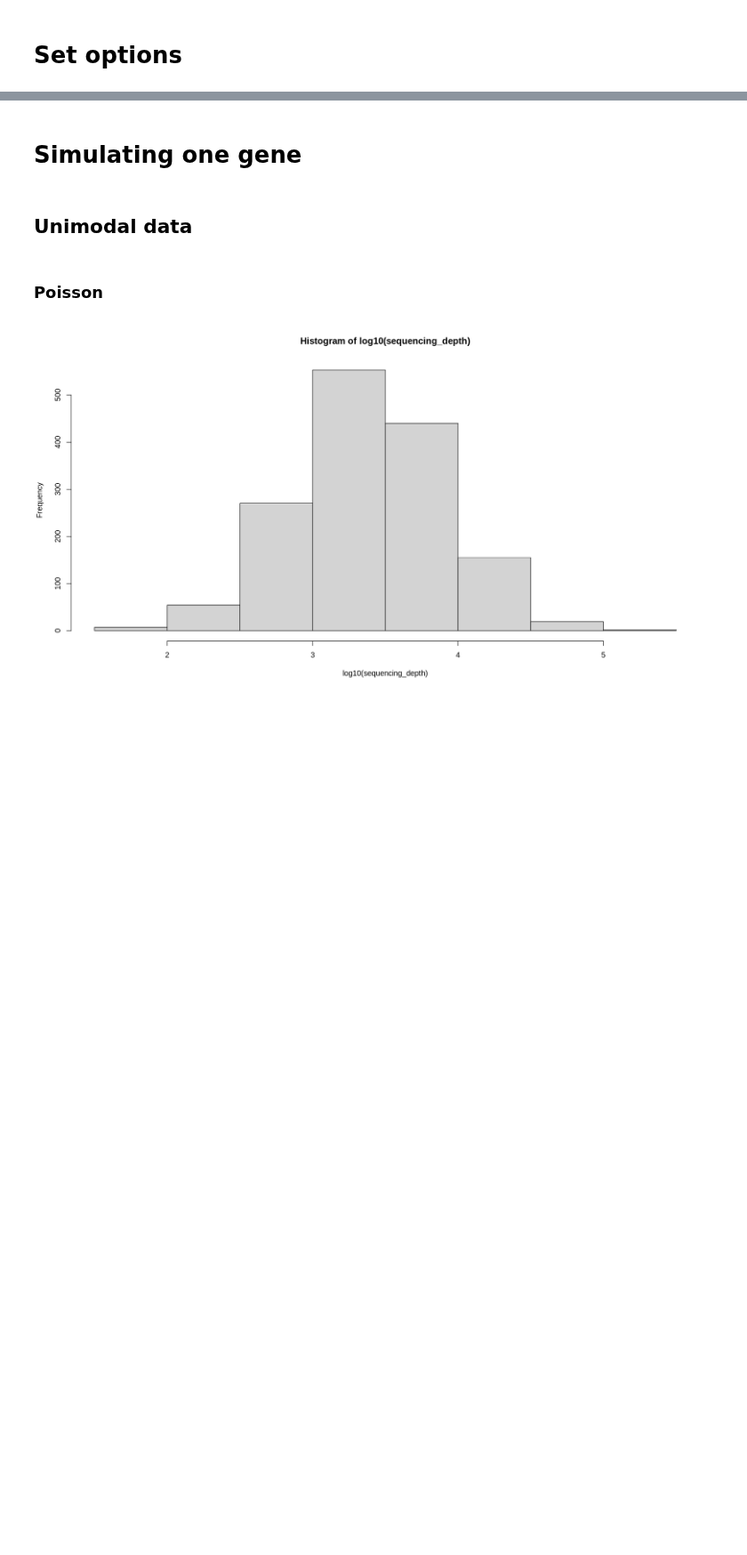
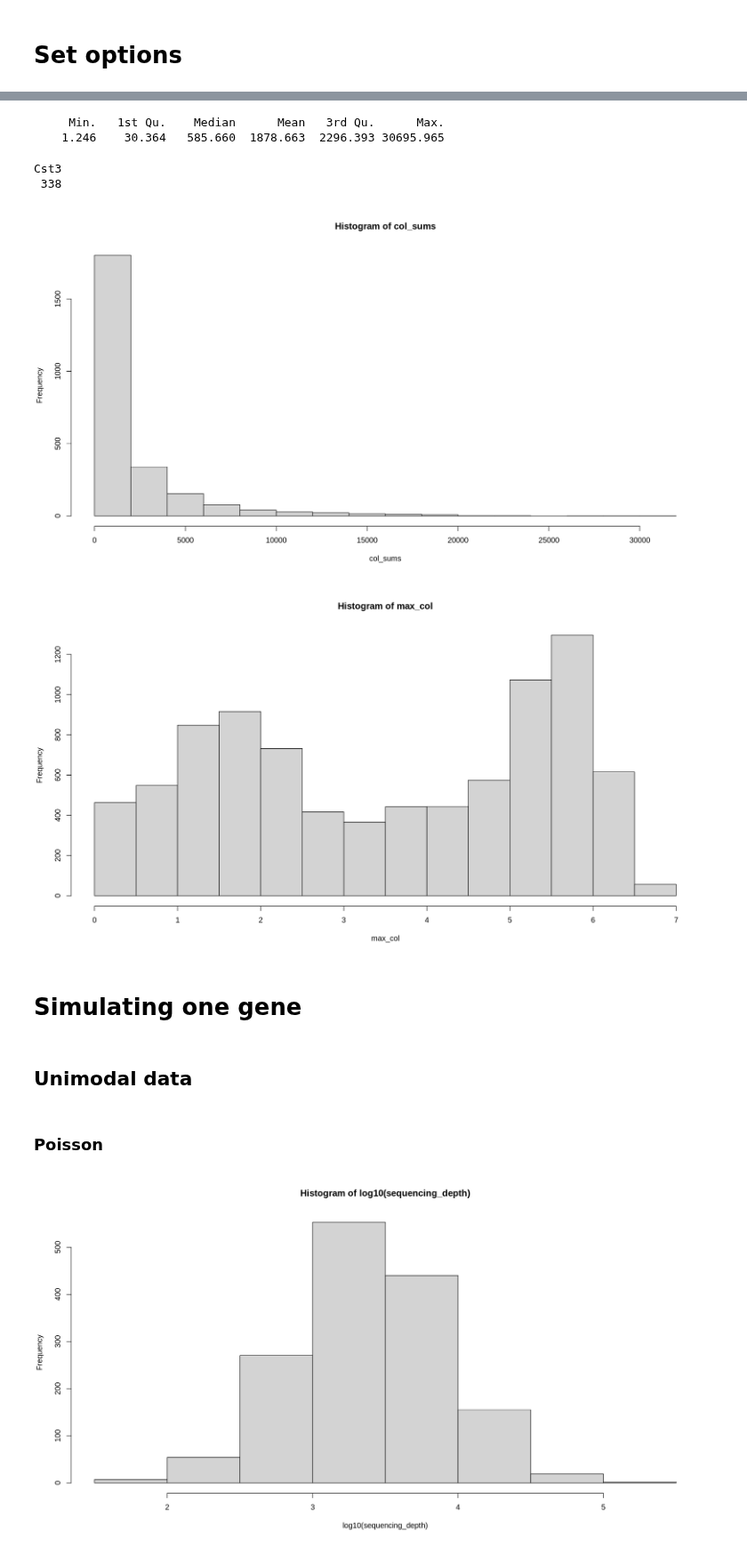
Before and after one commit to AndreMacedo88/Notebooks-Research, a Jupyter notebook: Bioinfo/Transcriptomics/generate_realistic_single-cell_count_data_r.ipynb, the cells around one changed output, grey strips where cells are left out. Shown at 89% size. Cells and saved outputs as stored; diff of their text form; code cells hidden in the pictures; blank space fills up the shorter version.

```diff
--- a/Bioinfo/Transcriptomics/generate_realistic_single-cell_count_data_r.ipynb
+++ b/Bioinfo/Transcriptomics/generate_realistic_single-cell_count_data_r.ipynb
@@ -8,3 +49,23 @@ set.seed(seed = 1)
+# %%
+# Calculate row sums
+col_sums <- colSums(as.matrix(adata$X))
+hist(col_sums)
+
+# Summary statistics of row sums
+summary(col_sums)
+
+# Get the row with the maximum sum value
+max_col_index <- which.max(col_sums)
+max_col <- adata$X[, max_col_index]
+max_col_index
+hist(max_col)
+# %% [output]
+     Min.   1st Qu.    Median      Mean   3rd Qu.      Max.
+    1.246    30.364   585.660  1878.663  2296.393 30695.965
+Cst3
+ 338
+[figure, added]
+[figure, added]
 # %% [markdown]
 # Simulating one gene
 # %% [markdown]
```
Also changed, not shown: parts of 18 cells of this notebook.
